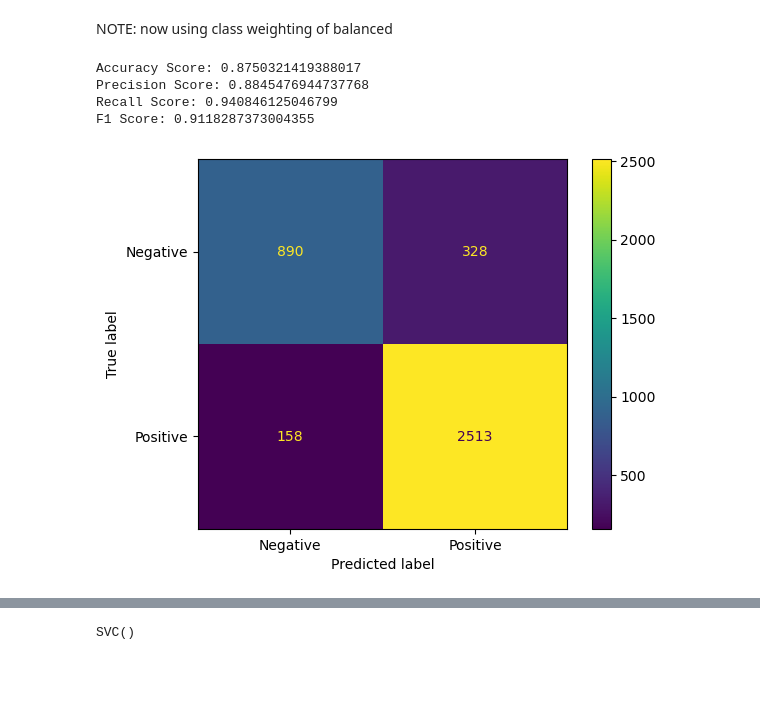
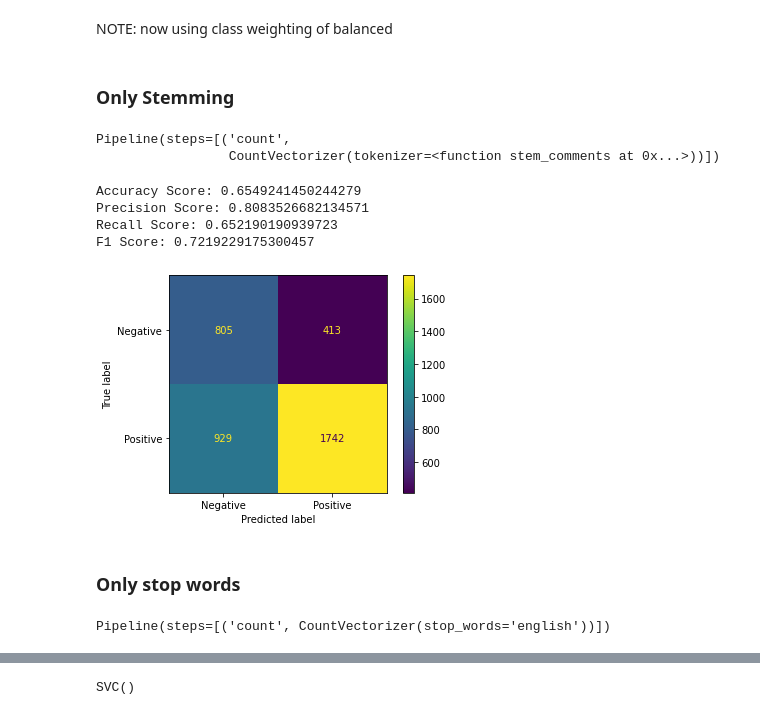
Before and after one commit to RandumbPurson/ratemyprof-sentiment, a Jupyter notebook: svm_model.ipynb, the cells around one changed output, grey strips where cells are left out. Cells and saved outputs as stored; diff of their text form; code cells hidden in the pictures; blank space fills up the shorter version.

Commit message:
added preprocessing function

```diff
--- a/svm_model.ipynb
+++ b/svm_model.ipynb
@@ -171 +177,26 @@ from sklearn.feature_extraction.text import TfidfTransformer
+# %%
+def preprocessing(X_train, X_test, stemming=False, stop_words=False, ngram=False, tfidf=False):
+    count_vec_args = {}
+    if stemming == True:
+        count_vec_args['tokenizer'] = stem_comments
+    if stop_words == True:
+        count_vec_args['stop_words'] = 'english'
+    if ngram == True:
+        count_vec_args['ngram_range'] = (2,2)
+
+    pipeline_list = []
+    pipeline_list.append(('count',CountVectorizer(**count_vec_args)))
+    if tfidf == True:
+        pipeline_list.append(('tfid', TfidfTransformer()))
+
+    if pipeline_list == []:
+        print("Empty Pipeline")
+        return
+    else:
+        pipe = Pipeline(pipeline_list)
+        print(pipe) # Print the pipeline, maybe delete this line later
+        X_train_vect = pipe.fit_transform(X_train)
+        X_test_vect = pipe.transform(X_test)
+
+    return X_train_vect, X_test_vect
 # %%
@@ -202,11 +233,24 @@ def experiment(X_train, y_train, X_test, y_test, svc = SVC(class_weight="balance
     cm = confusion_matrix(y_test, y_test_pred)
     disp = ConfusionMatrixDisplay(confusion_matrix=cm, display_labels=["Negative", "Positive"])
     disp.plot()
+# %% [markdown]
+### Only Stemming
+# %%
+X_train_stem, X_test_stem = preprocessing(X_train, X_test, stemming=True)
+# %% [output]
+Pipeline(steps=[('count',
+                 CountVectorizer(tokenizer=<function stem_comments at 0x...>))])
 # %%
-experiment(X_train_vect, y_train, X_test_vect, y_test)
+experiment(X_train_stem, y_train, X_test_stem, y_test)
 # %% [output]
-Accuracy Score: 0.8750321419388017
-Precision Score: 0.8845476944737768
-Recall Score: 0.940846125046799
-F1 Score: 0.9118287373004355
+Accuracy Score: 0.6549241450244279
+Precision Score: 0.8083526682134571
+Recall Score: 0.652190190939723
+F1 Score: 0.7219229175300457
-[figure, old version]
+[figure, new version]
+# %% [markdown]
+### Only stop words
+# %%
+X_train_stop, X_test_stop = preprocessing(X_train, X_test, stop_words=True)
+# %% [output]
+Pipeline(steps=[('count', CountVectorizer(stop_words='english'))])
```
Also changed, not shown: parts of 12 cells of this notebook.
